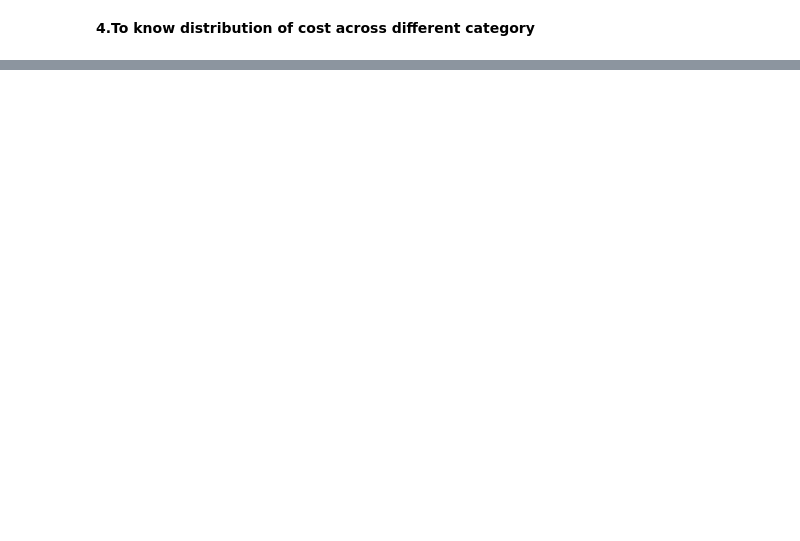
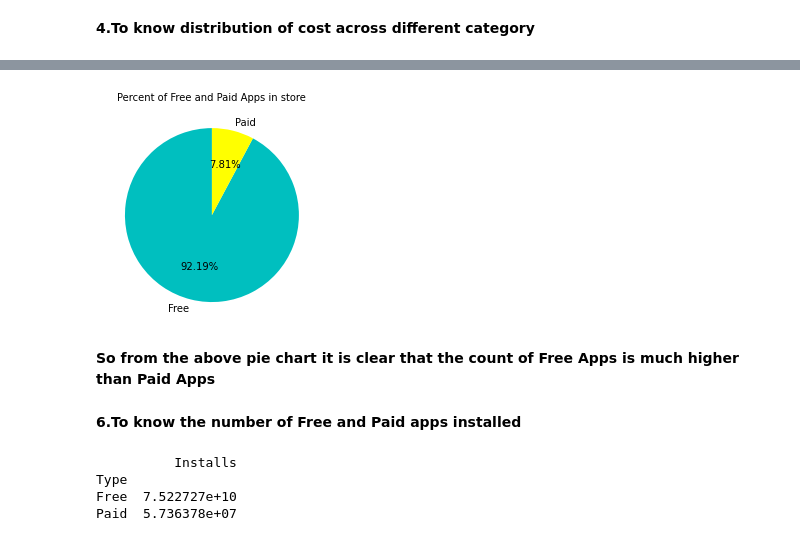
Before and after one commit to chandralakagwad/Playstore-App-Review-Analysis, a Jupyter notebook: Final_Play_Store_App_Analysis.ipynb, the cells around one changed output, grey strips where cells are left out. Cells and saved outputs as stored; diff of their text form; code cells hidden in the pictures; blank space fills up the shorter version.

```diff
--- a/Final_Play_Store_App_Analysis.ipynb
+++ b/Final_Play_Store_App_Analysis.ipynb
@@ -425,0 +435,20 @@ Finance, Family and Lifestyle Category have the highest priced apps
+# %%
+colors = ["c","yellow"]
+explode = [0.2,0]
+plt.pie(x,labels=['Free','Paid'], colors=colors,startangle=90,autopct="%.2f%%")
+plt.title('Percent of Free and Paid Apps in store',size = 10)
+plt.show()
+# %% [output]
+[figure, added]
+# %% [markdown]
+**So from the above pie chart it is clear that the count of Free Apps is much higher than Paid Apps**
+# %% [markdown]
+**6.To know the number of Free and Paid apps installed**
+# %%
+installed_apps = play_store_df.groupby('Type').agg({'Installs':'sum'})
+print(installed_apps)
+# %% [output]
+          Installs
+Type
+Free  7.522727e+10
+Paid  5.736378e+07
```
Also changed, not shown: parts of 19 cells of this notebook.
